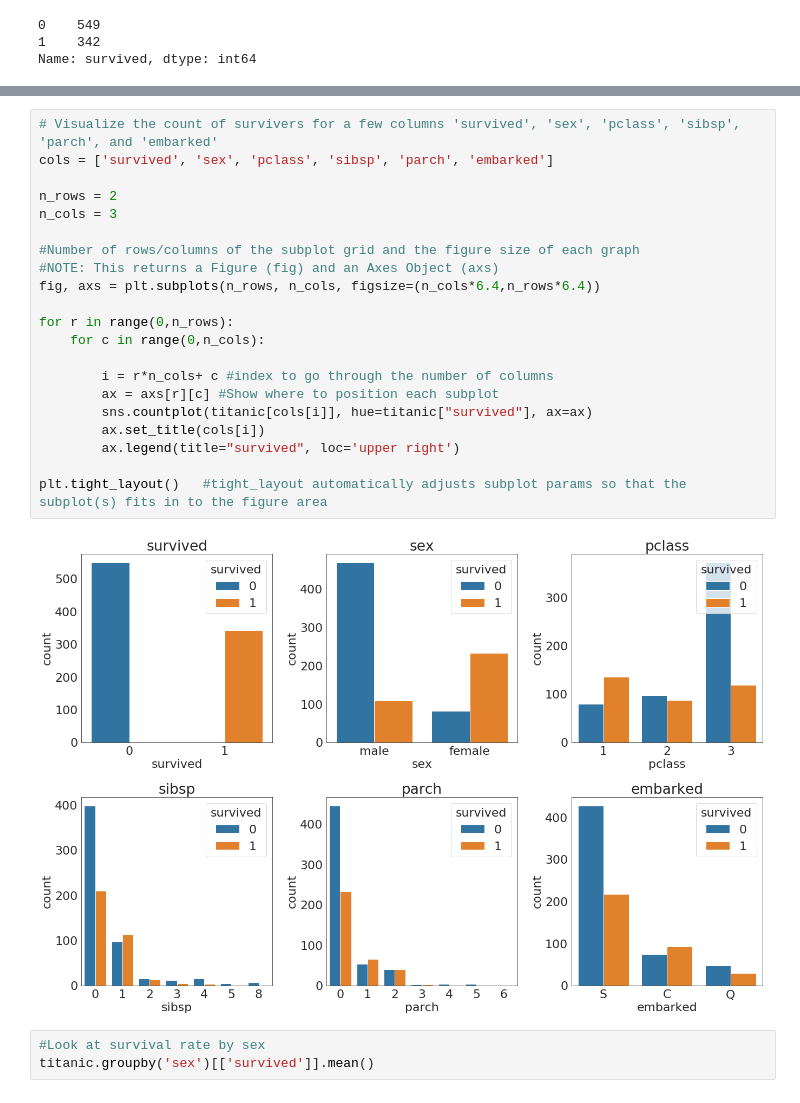
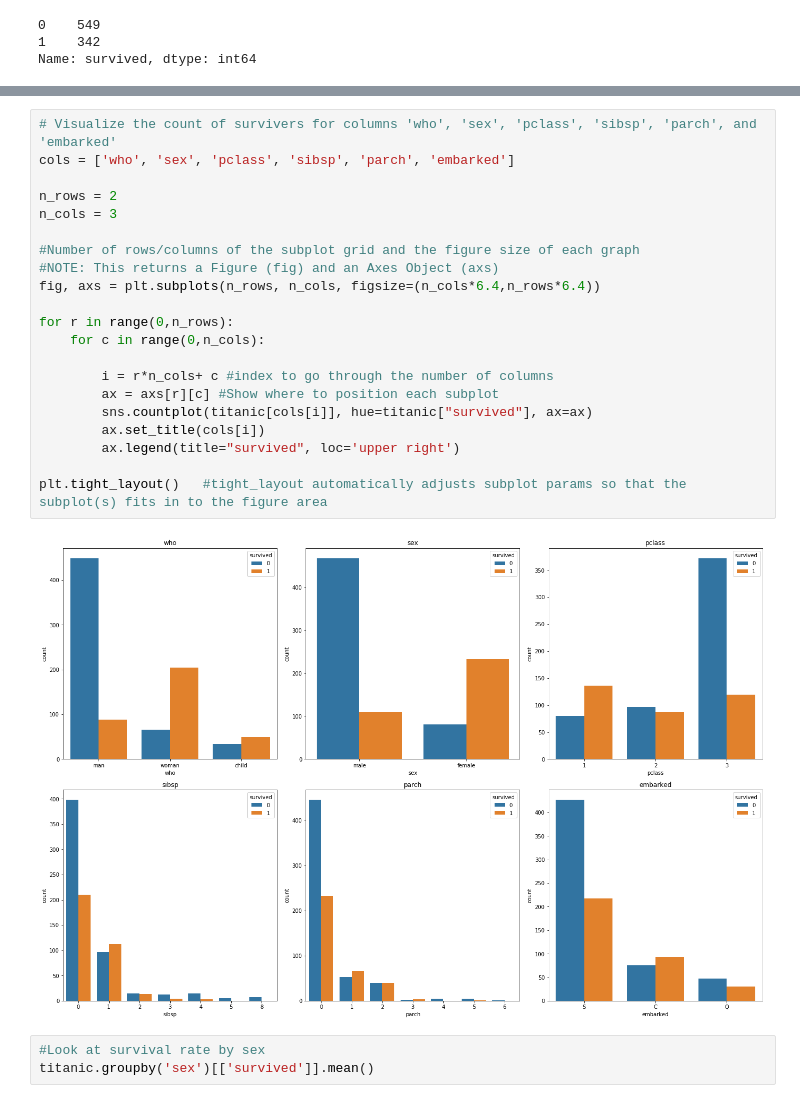
Before and after one commit to yashmasih03/Python, a Jupyter notebook: Titanic.ipynb, the cells around one changed output, grey strips where cells are left out. Saved outputs shown, nothing was run; the diff lists cells and outputs as text.

```diff
--- a/Titanic.ipynb
+++ b/Titanic.ipynb
@@ -65,26 +65,26 @@ sns.countplot(titanic['survived'],label="Count")
 # %%
-# Visualize the count of survivers for a few columns 'survived', 'sex', 'pclass', 'sibsp', 'parch', and 'embarked'
-cols = ['survived', 'sex', 'pclass', 'sibsp', 'parch', 'embarked']
+# Visualize the count of survivers for columns 'who', 'sex', 'pclass', 'sibsp', 'parch', and 'embarked'
+cols = ['who', 'sex', 'pclass', 'sibsp', 'parch', 'embarked']
 
 n_rows = 2
 n_cols = 3
 
 #Number of rows/columns of the subplot grid and the figure size of each graph
 #NOTE: This returns a Figure (fig) and an Axes Object (axs)
 fig, axs = plt.subplots(n_rows, n_cols, figsize=(n_cols*6.4,n_rows*6.4))
 
 for r in range(0,n_rows):
     for c in range(0,n_cols):
 
         i = r*n_cols+ c #index to go through the number of columns
         ax = axs[r][c] #Show where to position each subplot
         sns.countplot(titanic[cols[i]], hue=titanic["survived"], ax=ax)
         ax.set_title(cols[i])
         ax.legend(title="survived", loc='upper right')
 
 plt.tight_layout()   #tight_layout automatically adjusts subplot params so that the subplot(s) fits in to the figure area
 # %% [output]
-[figure, old version]
+[figure, new version]
 # %%
 #Look at survival rate by sex
 titanic.groupby('sex')[['survived']].mean()
```
Also changed, not shown: parts of 5 cells of this notebook, 1 other file.
